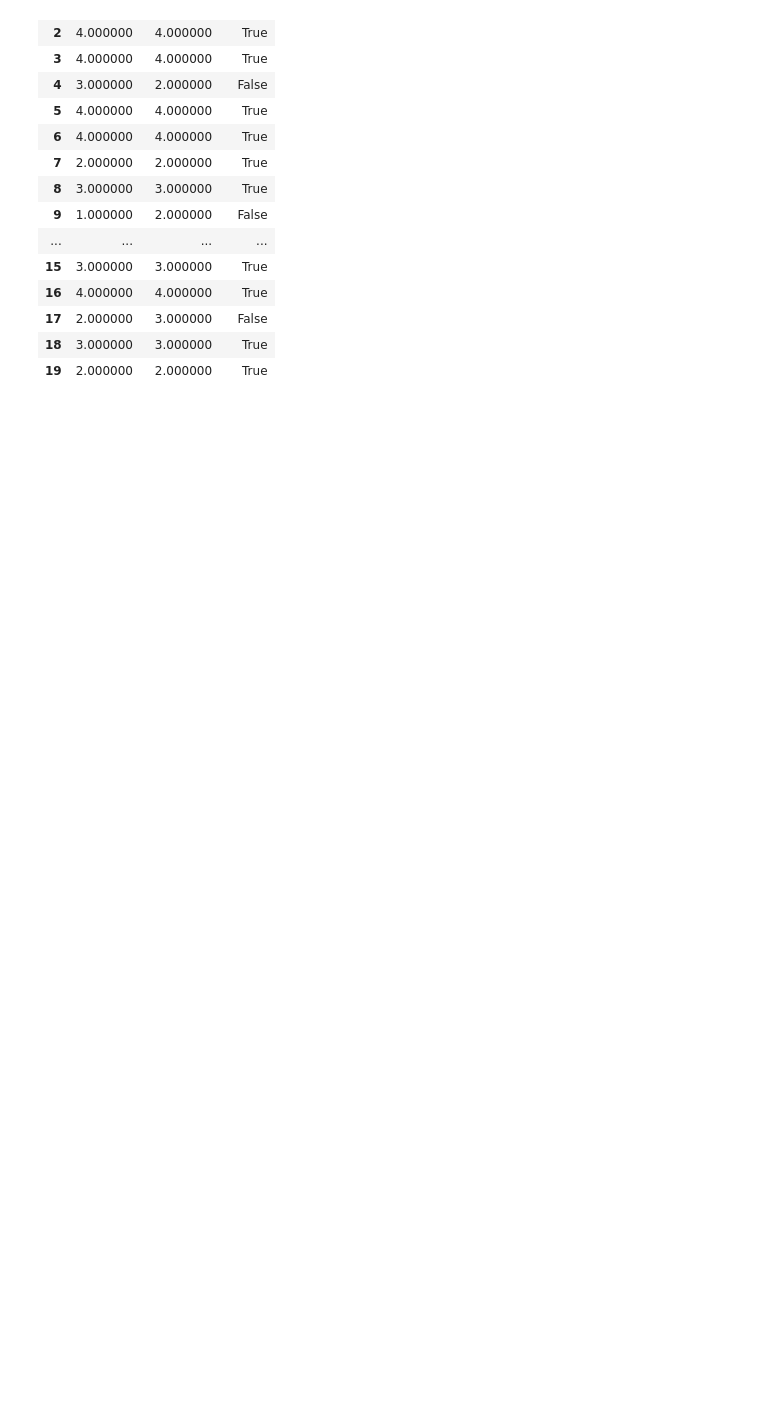
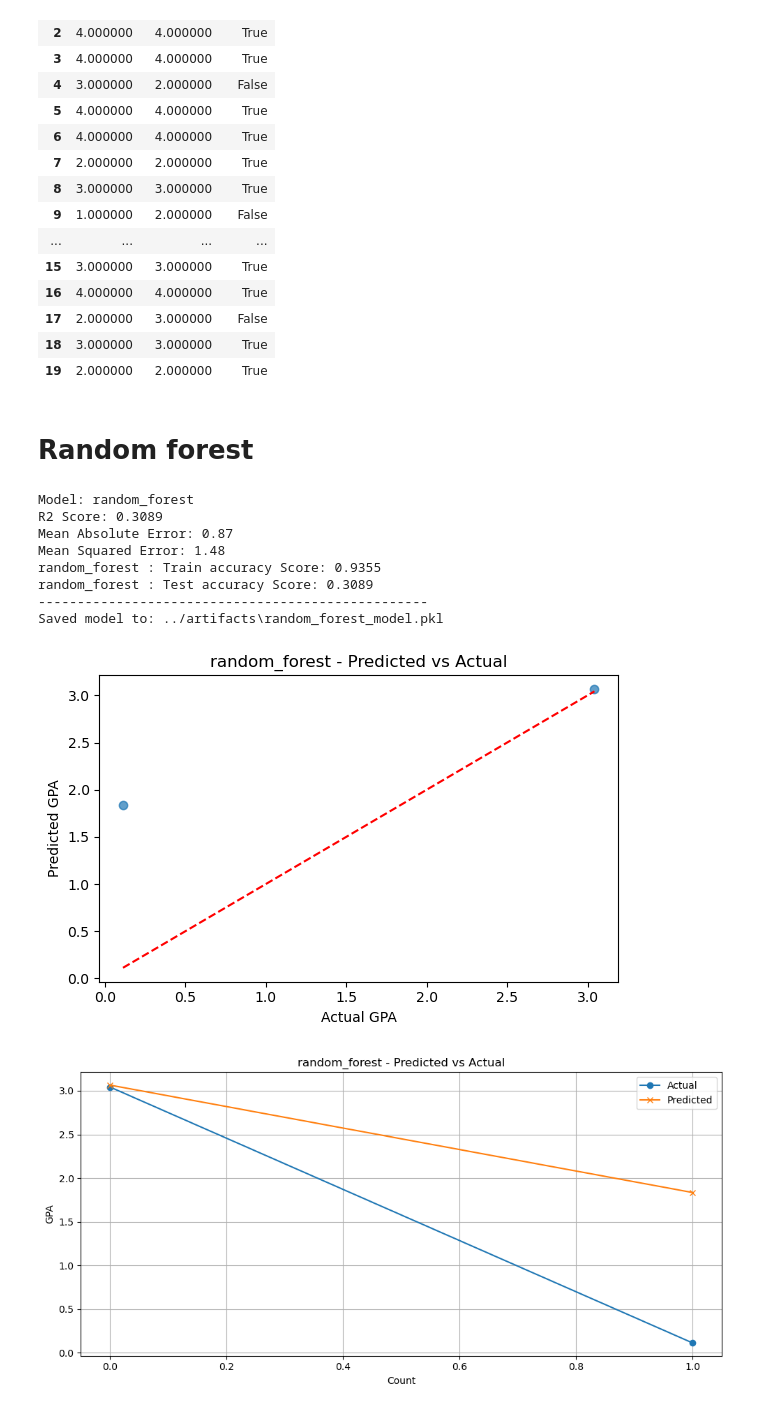
Before and after one commit to KCSchmutz/MLG382_Guided_Project_GroupX, a Jupyter notebook: notebooks/RandomForestTrain.ipynb, the cells around one changed output. Saved outputs shown, nothing was run; the diff lists cells and outputs as text; code cells hidden in the pictures; blank space fills up the shorter version.

Commit message:
Models
model training

```diff
--- a/notebooks/RandomForestTrain.ipynb
+++ b/notebooks/RandomForestTrain.ipynb
@@ -129,3 +129,80 @@ First 20 Predictions:
 | 17 | 2.000000 | 3.000000 | False |
 | 18 | 3.000000 | 3.000000 | True |
 | 19 | 2.000000 | 2.000000 | True |
+# %% [markdown]
+# Random forest
+# %%
+#Importing Required Libraries
+import sys
+import os
+
+# Import the python libraies from source
+#Allows for model to reload without reloading Kernel
+import importlib
+
+#Python files can be used
+sys.path.append(os.path.abspath("../src"))
+
+#prepare_data.py file importing functions
+from prepare_data import (
+    load_data,
+    catagorical_column_transformations,
+    feature_engineering
+
+)
+#preprocess_data.py file importing functions
+from preprocess_data import (
+    scale_and_encode,
+    remove_anomalies,
+    get_numeric_columns,
+    iterative_outlier_removal,
+    make_Onehot
+)
+#train_models.py file importing functions
+from train_models import (
+    split_features_target,
+    create_train_test_split,
+    get_model,
+    train_model
+)
+
+
+# Data preparation
+# load the data using the load_data function from prepare_data.py
+df = load_data('..\data\Student_performance_data.csv')
+# decode the catagorical features
+df = catagorical_column_transformations(df)
+# perform feature engineering using the feature_engineering function from prepare_data.py
+df = feature_engineering(df)
+# Preprocessing
+# scale and encode the data using the scale_and_encode function from preprocess_data.py
+df = scale_and_encode(df)
+#print(df.columns.to_list())
+# remove anomalies using the remove_anomalies function from preprocess_data.py
+#   df = remove_anomalies(df) ~ Removing the anaomalies might break the model
+
+# get the numeric columns using the get_numeric_columns function from preprocess_data.py
+numeric_columns = get_numeric_columns(df)
+# iterative outlier removal using the iterative_outlier_removal function from preprocess_data.py
+df = iterative_outlier_removal(df, numeric_columns)
+# make the data one-hot
+df = make_Onehot(df)
+# Model preparation
+X, y = split_features_target(df)
+# create an train test plit
+X_train, X_test, Y_train, Y_test = create_train_test_split(X, y)
+# reloading and training the deeplearning model
+model=get_model('random_forest')
+# model training and evaliation
+train_model(model, 'random_forest', X_train, X_test, Y_train, Y_test)
+# %% [output]
+Model: random_forest
+R2 Score: 0.3089
+Mean Absolute Error: 0.87
+Mean Squared Error: 1.48
+random_forest : Train accuracy Score: 0.9355
+random_forest : Test accuracy Score: 0.3089
+--------------------------------------------------
+Saved model to: ../artifacts\random_forest_model.pkl
+[figure, added]
+[figure, added]
```
Also changed, not shown: 16 other files.
